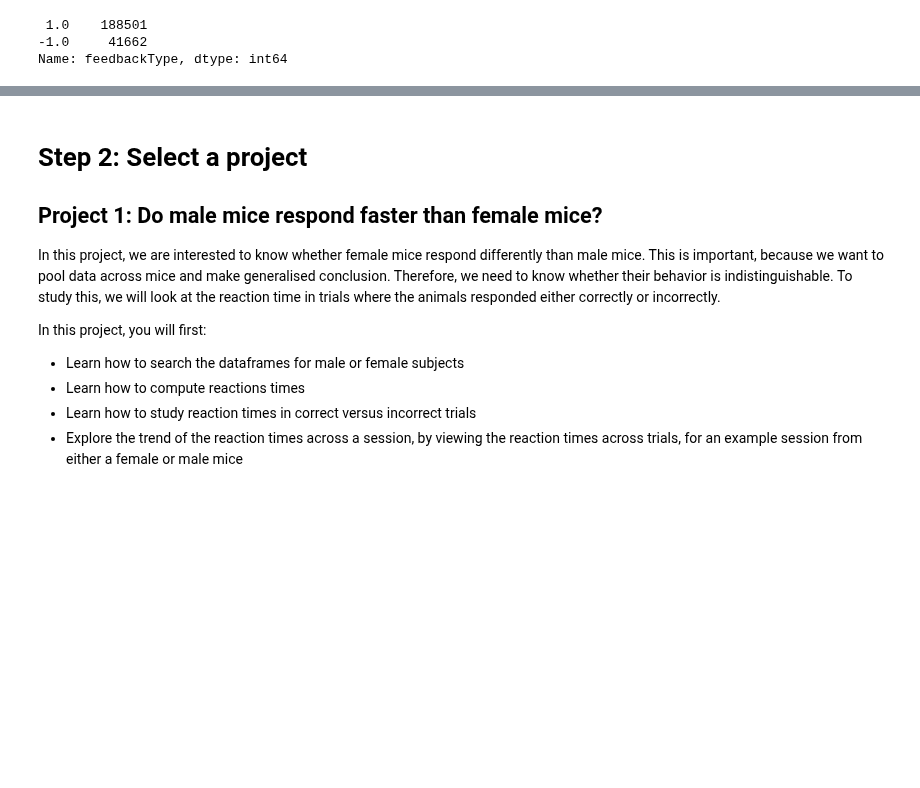
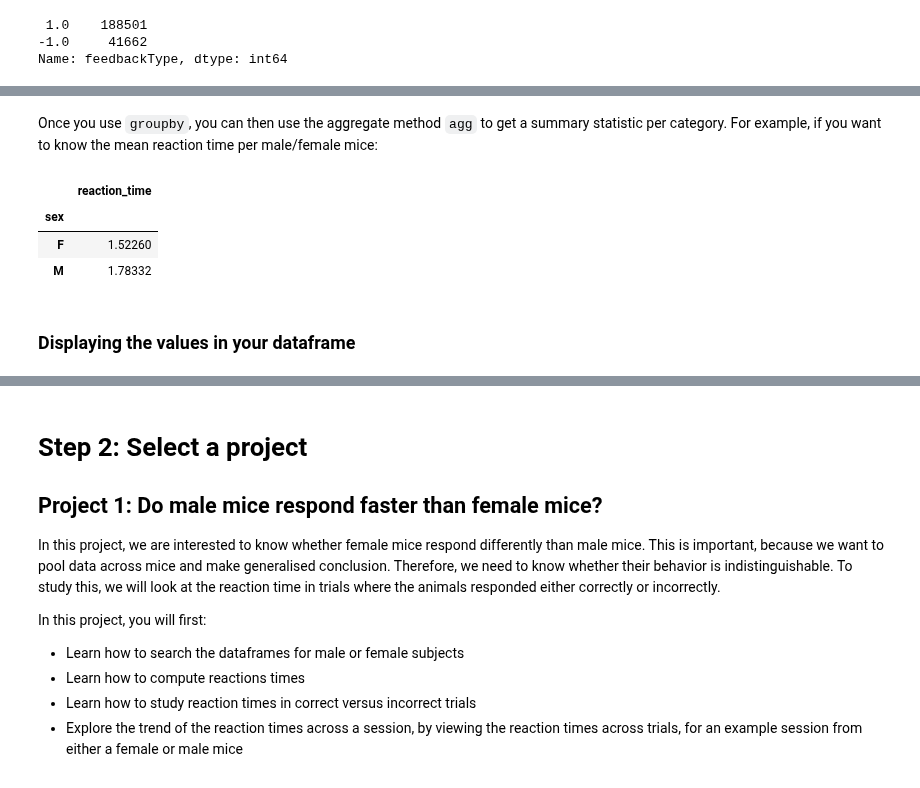
Before and after one commit to int-brain-lab/iblcourse, a Jupyter notebook: sources/behavior_course/course.ipynb, the cells around one changed output, grey strips where cells are left out. Drawn from its saved outputs; the diff is of its cells as text; code cells hidden in the pictures; blank space fills up the shorter version.

```diff
--- a/sources/behavior_course/course.ipynb
+++ b/sources/behavior_course/course.ipynb
@@ -87,0 +101,2 @@ display(df_trial.head(3))
+# %%
+df_trial['reaction_time'] = df_trial['response_times'] - df_trial['goCue_times']
@@ -195,0 +259,11 @@ Name: feedbackType, dtype: int64
+# %% [markdown]
+Once you use `groupby`, you can then use the aggregate method `agg` to get a summary statistic per category. For example, if you want to know the mean reaction time per male/female mice:
+# %%
+df_trial.groupby('sex').agg({'reaction_time': 'mean'})
+# %% [output]
+|  | reaction_time |
+| sex |  |
+| F | 1.52260 |
+| M | 1.78332 |
+# %% [markdown]
+### Displaying the values in your dataframe
```
Also changed, not shown: parts of 43 cells of this notebook.
